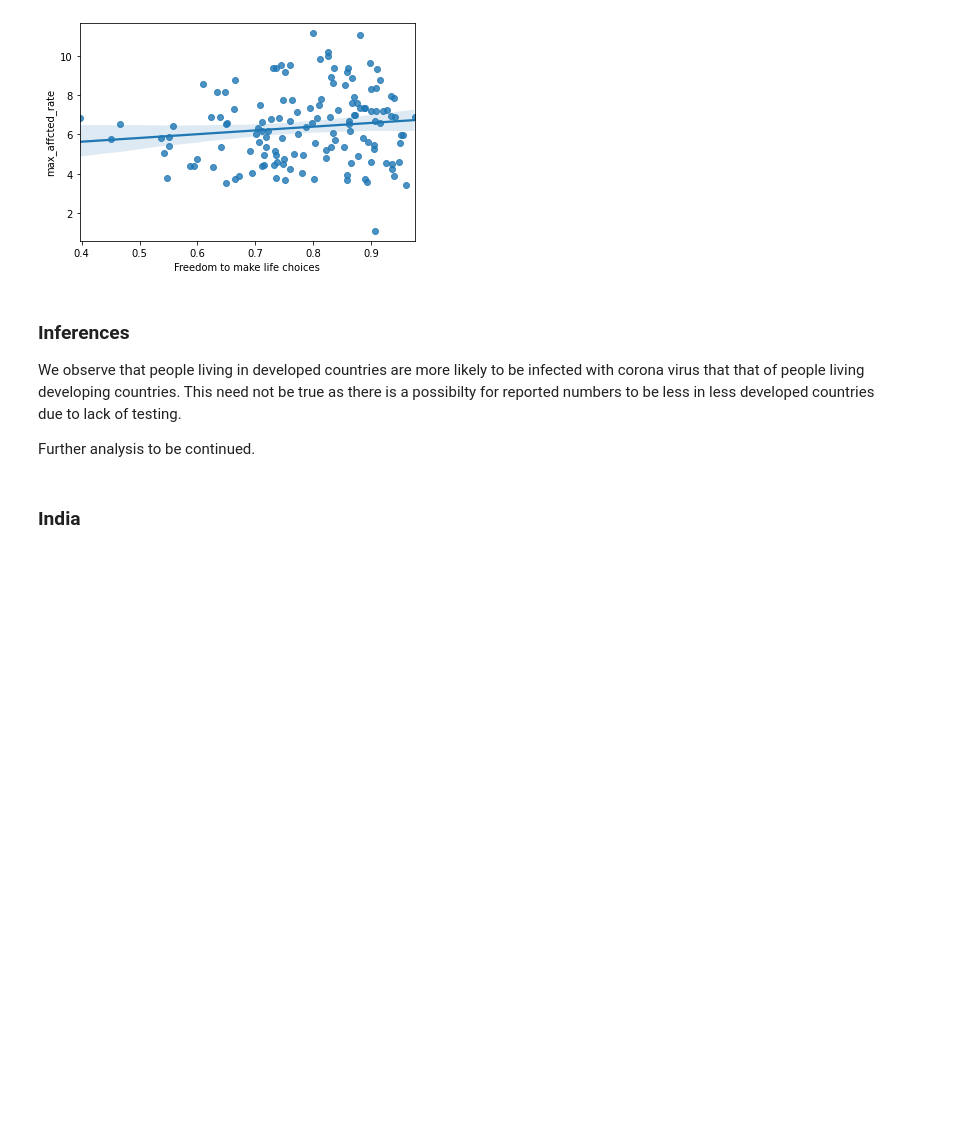
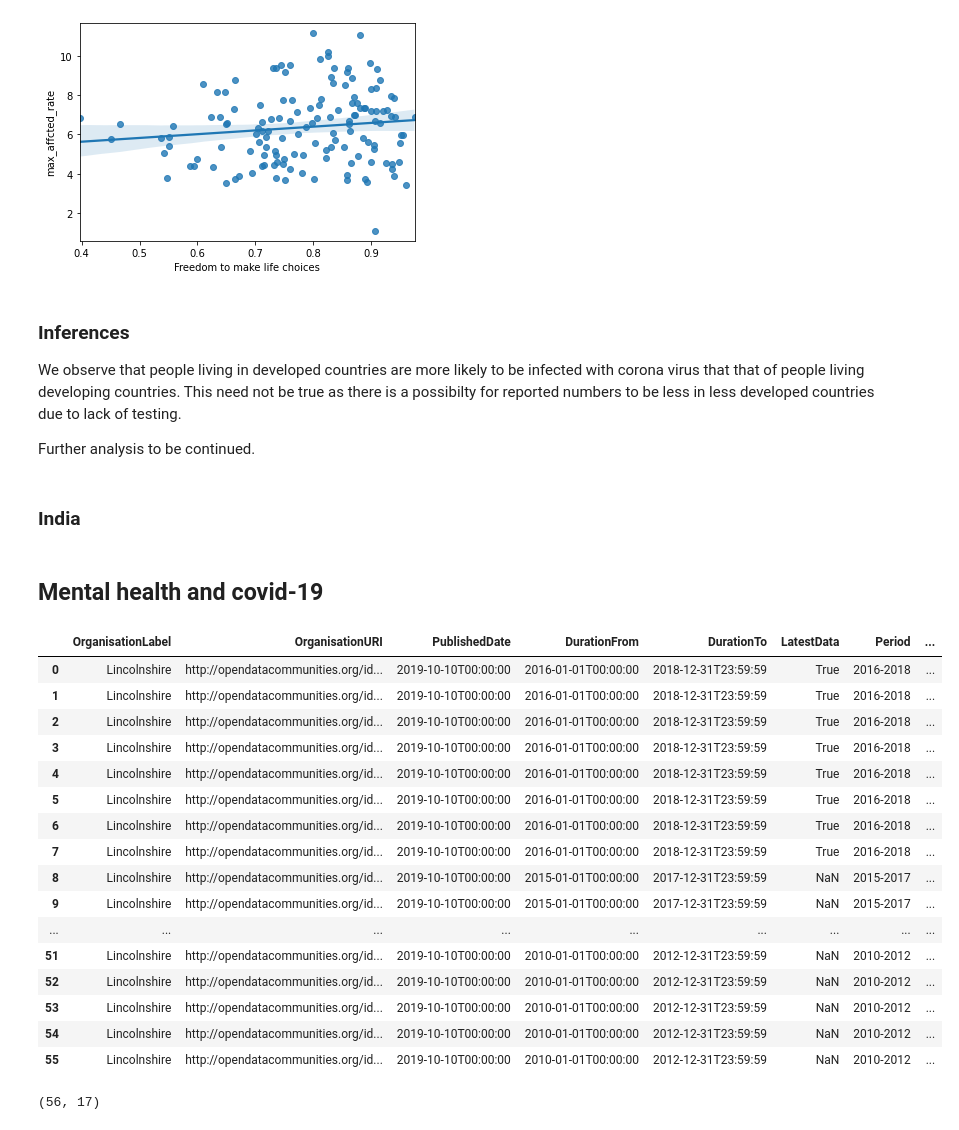
Before and after one commit to niranjana687/covid19-data-analysis, a Jupyter notebook: covid19 data analysis notebook.ipynb, the cells around one changed output. Saved outputs shown, nothing was run; the diff lists cells and outputs as text; code cells hidden in the pictures; blank space fills up the shorter version.

Commit message:
phase2: mental health and covid

```diff
--- a/covid19 data analysis notebook.ipynb
+++ b/covid19 data analysis notebook.ipynb
@@ -294,3 +294,31 @@ Further analysis to be continued.
 ### India
 # %%
 #To be continued
+# %% [markdown]
+## Mental health and covid-19
+# %%
+men_health = pd.read_csv('datasets/deaths-from-suicide-and-undetermined-injury-2.csv')
+# %%
+men_health.head(56)
+# %% [output]
+|  | OrganisationLabel | OrganisationURI | PublishedDate | DurationFrom | DurationTo | LatestData | Period | ... |
+| 0 | Lincolnshire | http://opendatacommunities.org/id... | 2019-10-10T00:00:00 | 2016-01-01T00:00:00 | 2018-12-31T23:59:59 | True | 2016-2018 | ... |
+| 1 | Lincolnshire | http://opendatacommunities.org/id... | 2019-10-10T00:00:00 | 2016-01-01T00:00:00 | 2018-12-31T23:59:59 | True | 2016-2018 | ... |
+| 2 | Lincolnshire | http://opendatacommunities.org/id... | 2019-10-10T00:00:00 | 2016-01-01T00:00:00 | 2018-12-31T23:59:59 | True | 2016-2018 | ... |
+| 3 | Lincolnshire | http://opendatacommunities.org/id... | 2019-10-10T00:00:00 | 2016-01-01T00:00:00 | 2018-12-31T23:59:59 | True | 2016-2018 | ... |
+| 4 | Lincolnshire | http://opendatacommunities.org/id... | 2019-10-10T00:00:00 | 2016-01-01T00:00:00 | 2018-12-31T23:59:59 | True | 2016-2018 | ... |
+| 5 | Lincolnshire | http://opendatacommunities.org/id... | 2019-10-10T00:00:00 | 2016-01-01T00:00:00 | 2018-12-31T23:59:59 | True | 2016-2018 | ... |
+| 6 | Lincolnshire | http://opendatacommunities.org/id... | 2019-10-10T00:00:00 | 2016-01-01T00:00:00 | 2018-12-31T23:59:59 | True | 2016-2018 | ... |
+| 7 | Lincolnshire | http://opendatacommunities.org/id... | 2019-10-10T00:00:00 | 2016-01-01T00:00:00 | 2018-12-31T23:59:59 | True | 2016-2018 | ... |
+| 8 | Lincolnshire | http://opendatacommunities.org/id... | 2019-10-10T00:00:00 | 2015-01-01T00:00:00 | 2017-12-31T23:59:59 | NaN | 2015-2017 | ... |
+| 9 | Lincolnshire | http://opendatacommunities.org/id... | 2019-10-10T00:00:00 | 2015-01-01T00:00:00 | 2017-12-31T23:59:59 | NaN | 2015-2017 | ... |
+| ... | ... | ... | ... | ... | ... | ... | ... | ... |
+| 51 | Lincolnshire | http://opendatacommunities.org/id... | 2019-10-10T00:00:00 | 2010-01-01T00:00:00 | 2012-12-31T23:59:59 | NaN | 2010-2012 | ... |
+| 52 | Lincolnshire | http://opendatacommunities.org/id... | 2019-10-10T00:00:00 | 2010-01-01T00:00:00 | 2012-12-31T23:59:59 | NaN | 2010-2012 | ... |
+| 53 | Lincolnshire | http://opendatacommunities.org/id... | 2019-10-10T00:00:00 | 2010-01-01T00:00:00 | 2012-12-31T23:59:59 | NaN | 2010-2012 | ... |
+| 54 | Lincolnshire | http://opendatacommunities.org/id... | 2019-10-10T00:00:00 | 2010-01-01T00:00:00 | 2012-12-31T23:59:59 | NaN | 2010-2012 | ... |
+| 55 | Lincolnshire | http://opendatacommunities.org/id... | 2019-10-10T00:00:00 | 2010-01-01T00:00:00 | 2012-12-31T23:59:59 | NaN | 2010-2012 | ... |
+# %%
+men_health.shape
+# %% [output]
+(56, 17)
```
Also changed, not shown: parts of 3 cells of this notebook, 2 other files.
